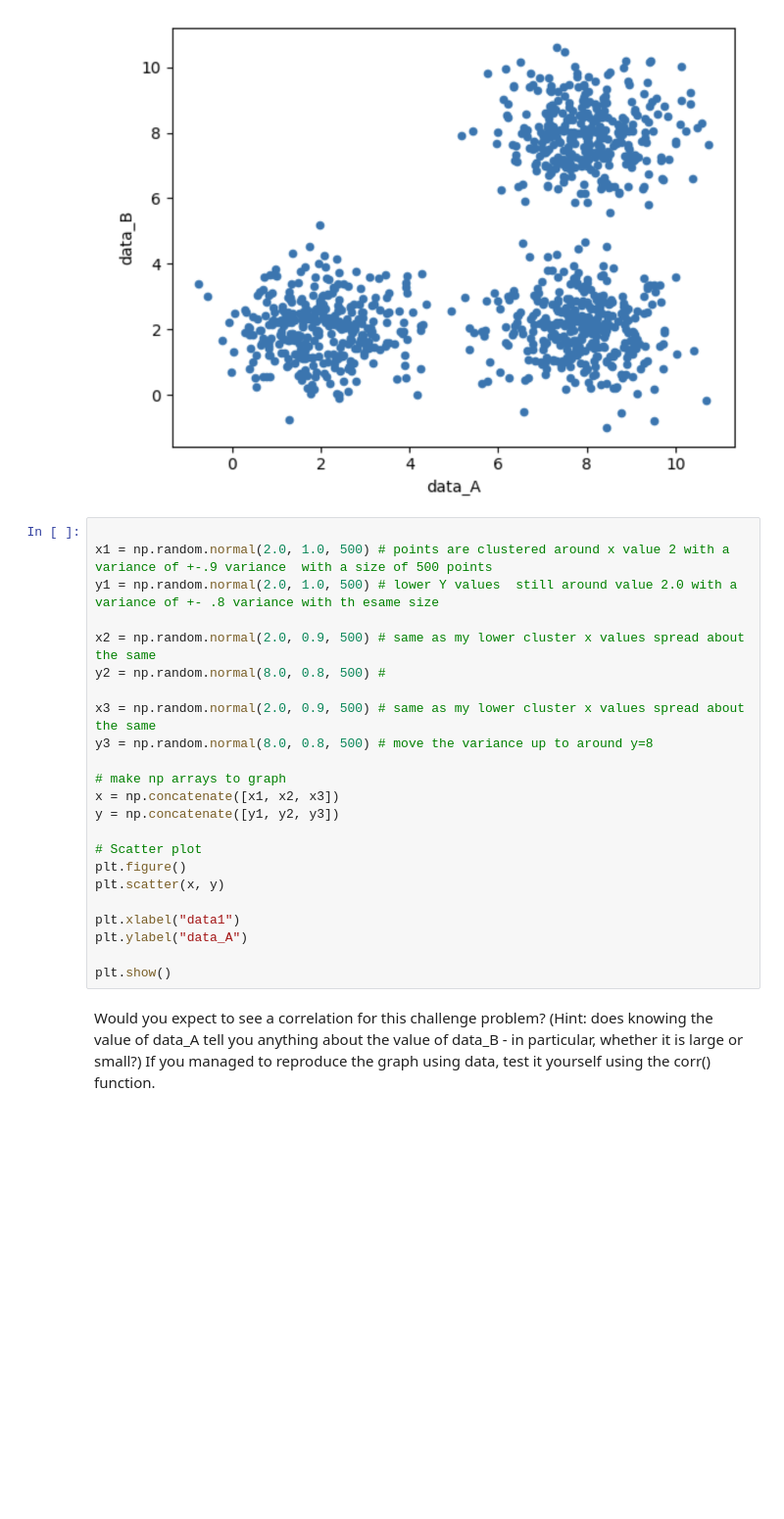
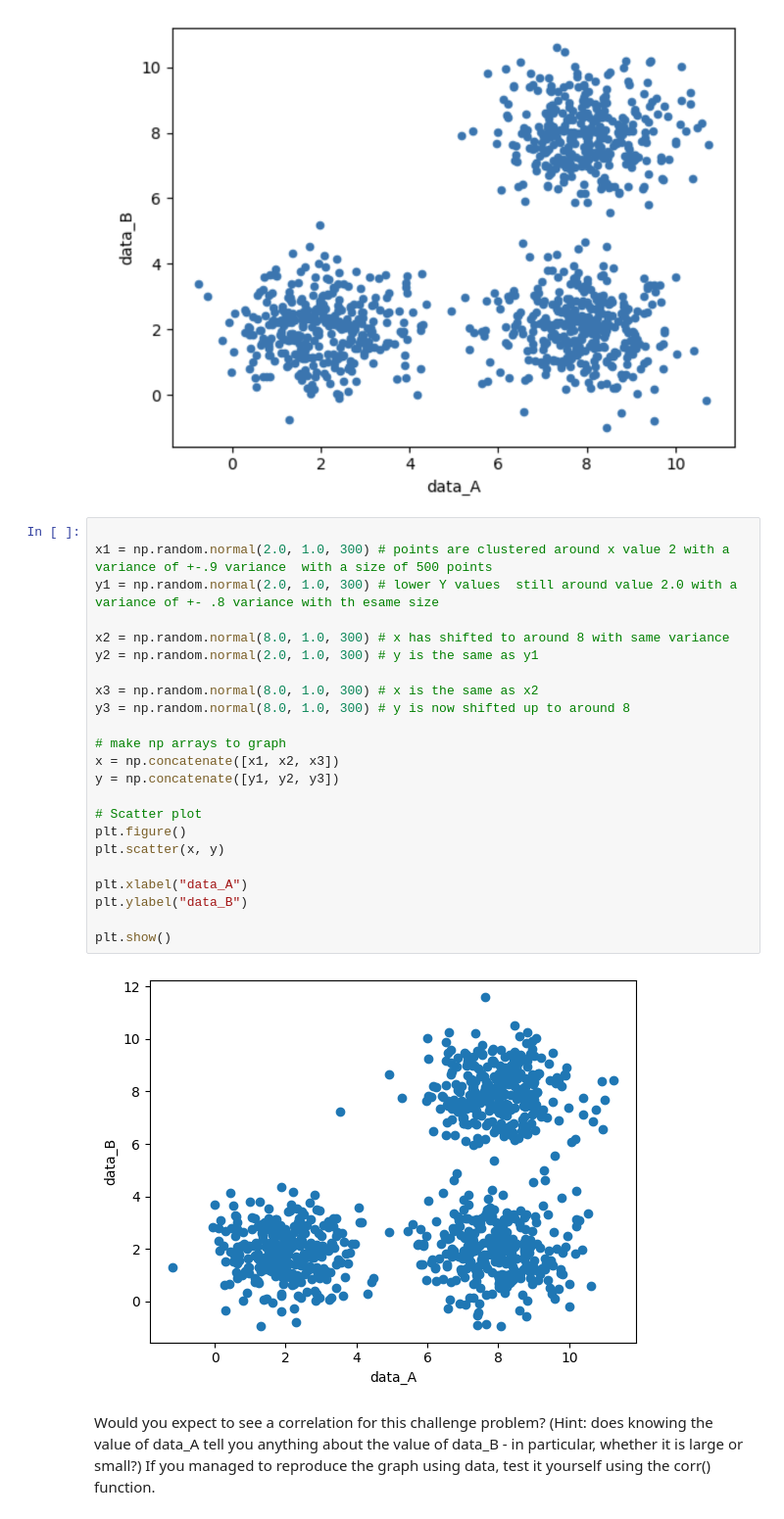
Before and after one commit to svajhart-bu/dx699, a Jupyter notebook: week-05/OMDS-ModB2-Week5-Svajhart-Michael.ipynb, the cells around one changed output. Shown at 98% size. Drawn from its saved outputs; the diff is of its cells as text; blank space fills up the shorter version.

```diff
--- a/week-05/OMDS-ModB2-Week5-Svajhart-Michael.ipynb
+++ b/week-05/OMDS-ModB2-Week5-Svajhart-Michael.ipynb
@@ -202,26 +202,28 @@ Image("threeclouds.png")
 [figure]
 # %%
 
-x1 = np.random.normal(2.0, 1.0, 500) # points are clustered around x value 2 with a variance of +-.9 variance  with a size of 500 points
-y1 = np.random.normal(2.0, 1.0, 500) # lower Y values  still around value 2.0 with a variance of +- .8 variance with th esame size
+x1 = np.random.normal(2.0, 1.0, 300) # points are clustered around x value 2 with a variance of +-.9 variance  with a size of 500 points
+y1 = np.random.normal(2.0, 1.0, 300) # lower Y values  still around value 2.0 with a variance of +- .8 variance with th esame size
 
-x2 = np.random.normal(2.0, 0.9, 500) # same as my lower cluster x values spread about the same
-y2 = np.random.normal(8.0, 0.8, 500) #
+x2 = np.random.normal(8.0, 1.0, 300) # x has shifted to around 8 with same variance
+y2 = np.random.normal(2.0, 1.0, 300) # y is the same as y1
 
-x3 = np.random.normal(2.0, 0.9, 500) # same as my lower cluster x values spread about the same
-y3 = np.random.normal(8.0, 0.8, 500) # move the variance up to around y=8
+x3 = np.random.normal(8.0, 1.0, 300) # x is the same as x2
+y3 = np.random.normal(8.0, 1.0, 300) # y is now shifted up to around 8
 
 # make np arrays to graph
 x = np.concatenate([x1, x2, x3])
 y = np.concatenate([y1, y2, y3])
 
 # Scatter plot
 plt.figure()
 plt.scatter(x, y)
 
-plt.xlabel("data1")
-plt.ylabel("data_A")
+plt.xlabel("data_A")
+plt.ylabel("data_B")
 
 plt.show()
+# %% [output]
+[figure, added]
 # %% [markdown]
 Would you expect to see a correlation for this challenge problem?  (Hint: does knowing the value of data_A tell you anything about the value of data_B - in particular, whether it is large or small?)  If you managed to reproduce the graph using data, test it yourself using the corr() function.
```
Also changed, not shown: parts of 6 cells of this notebook, 7 other files.
